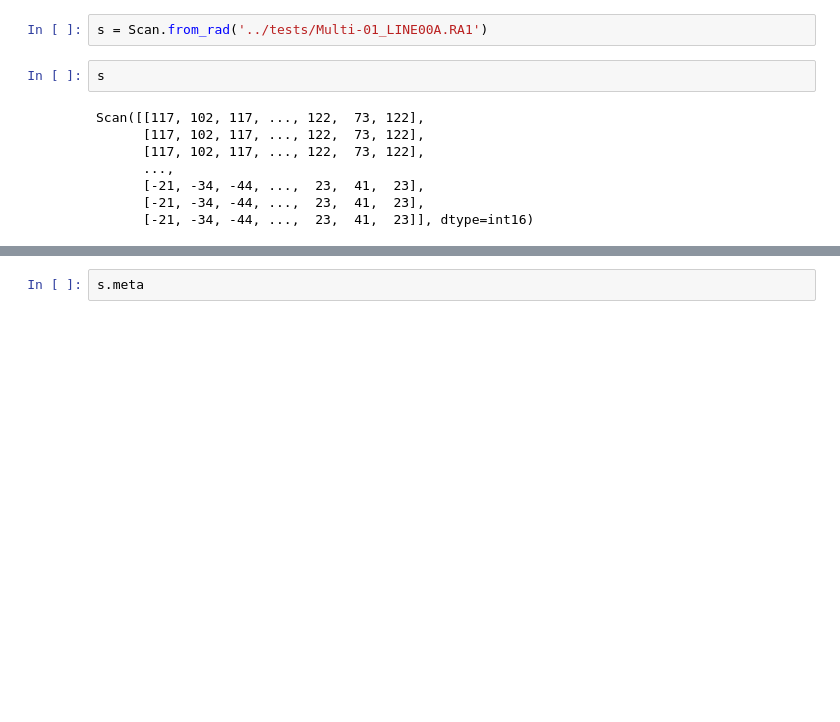
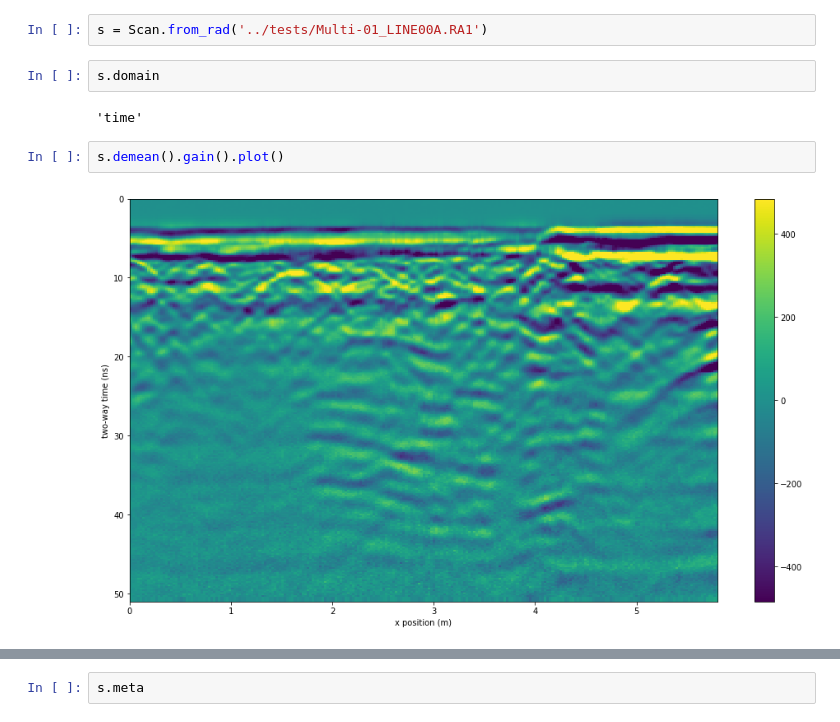
Before and after one commit to agilescientific/jeepr, a Jupyter notebook: notebooks/Intro_to_jeepr.ipynb, the cells around one changed output, grey strips where cells are left out. Saved outputs shown, nothing was run; the diff lists cells and outputs as text; blank space fills up the shorter version.

```diff
--- a/notebooks/Intro_to_jeepr.ipynb
+++ b/notebooks/Intro_to_jeepr.ipynb
@@ -16,12 +16,10 @@ from jeepr import Scan
 # %%
 s = Scan.from_rad('../tests/Multi-01_LINE00A.RA1')
 # %%
-s
+s.domain
 # %% [output]
-Scan([[117, 102, 117, ..., 122,  73, 122],
-      [117, 102, 117, ..., 122,  73, 122],
-      [117, 102, 117, ..., 122,  73, 122],
-      ...,
-      [-21, -34, -44, ...,  23,  41,  23],
-      [-21, -34, -44, ...,  23,  41,  23],
-      [-21, -34, -44, ...,  23,  41,  23]], dtype=int16)
+'time'
+# %%
+s.demean().gain().plot()
+# %% [output]
+[figure, added]
```
Also changed, not shown: parts of 8 cells of this notebook, 2 other files.
